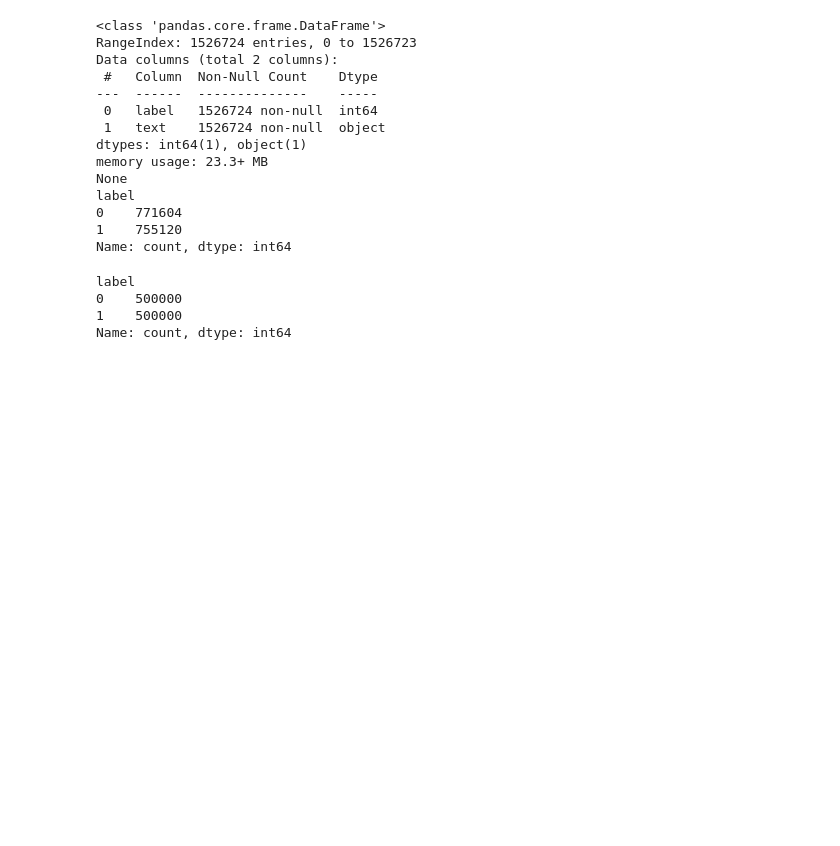
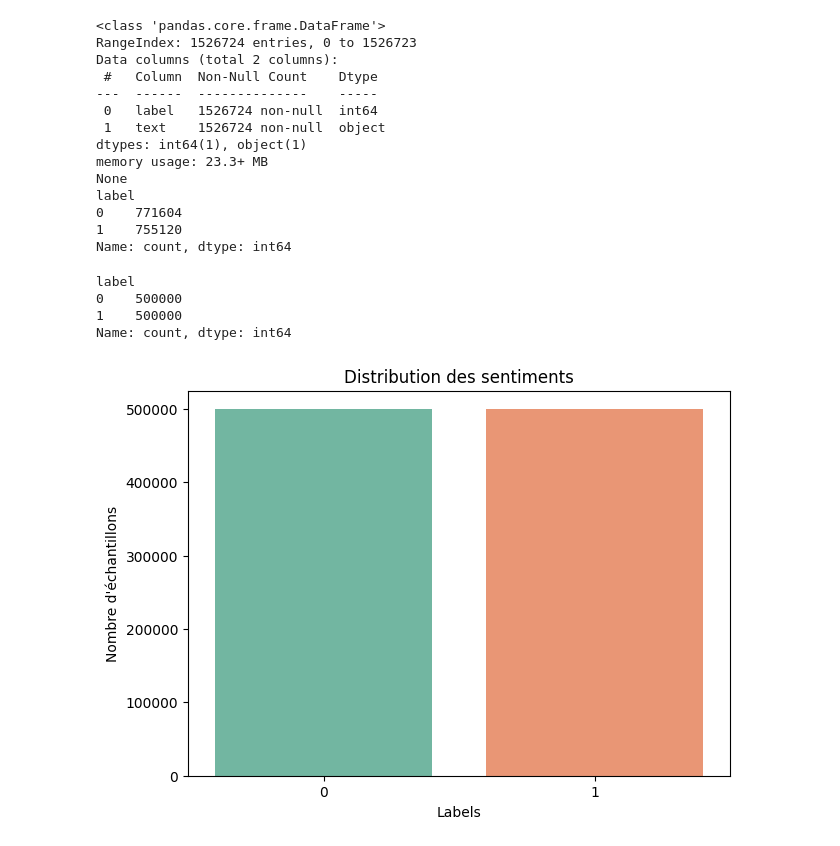
Before and after one commit to malek-messaoudii/French-Sentiment-Analysis-Using-Glove-Word-Embedding, a Jupyter notebook: word-embedding-french-sentiment-analysis.ipynb, the cells around one changed output. Saved outputs shown, nothing was run; the diff lists cells and outputs as text; code cells hidden in the pictures; blank space fills up the shorter version.

```diff
--- a/word-embedding-french-sentiment-analysis.ipynb
+++ b/word-embedding-french-sentiment-analysis.ipynb
@@ -91,3 +91,13 @@ label
 0    500000
 1    500000
 Name: count, dtype: int64
+# %%
+# Visualisation avec seaborn
+plt.figure(figsize=(7,5))
+sns.countplot(x='label', data=data_balanced, palette='Set2')
+plt.title("Distribution des sentiments")
+plt.xlabel("Labels")
+plt.ylabel("Nombre d'échantillons")
+plt.show()
+# %% [output]
+[figure, added]
```
Also changed, not shown: parts of 7 cells of this notebook.
